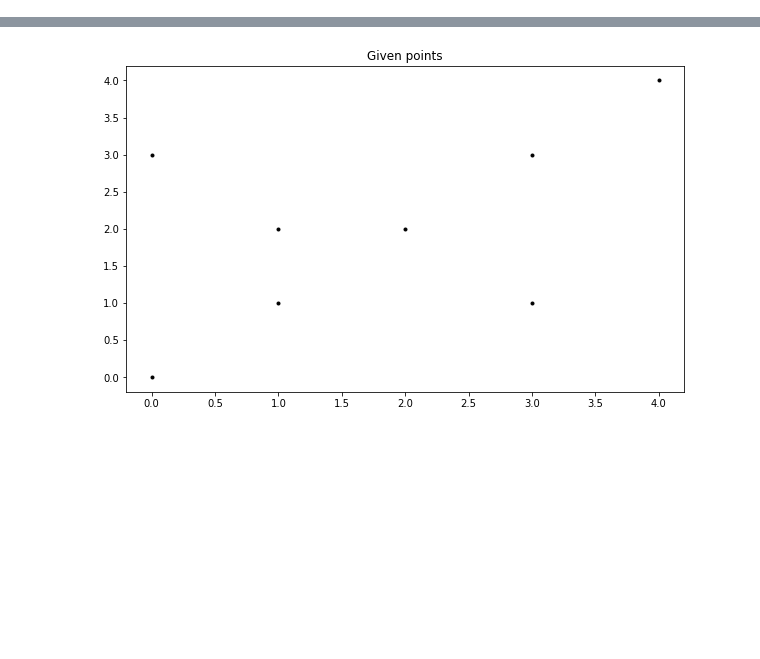
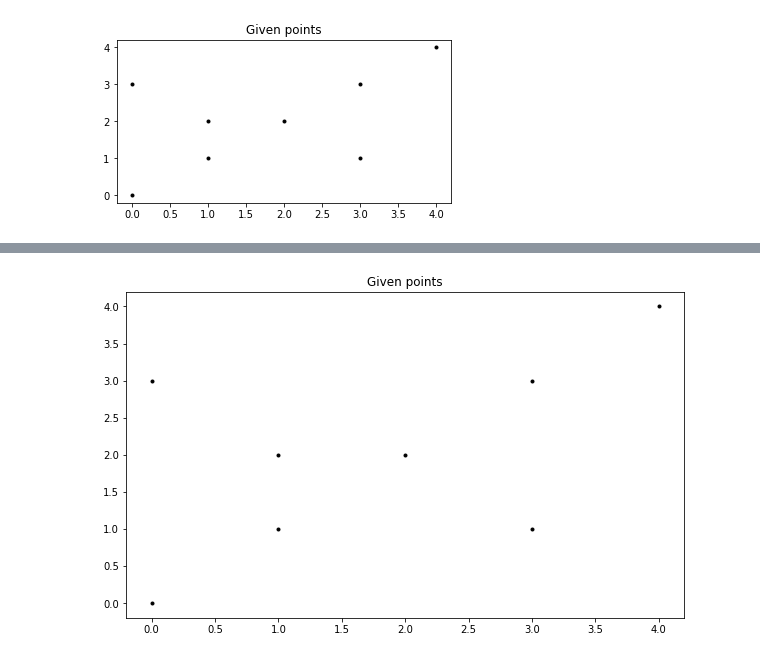
Before and after one commit to stefancourt/Quickhull-algorithm, a Jupyter notebook: quickhull-algorithm.ipynb, the cells around one changed output, grey strips where cells are left out. Saved outputs shown, nothing was run; the diff lists cells and outputs as text; code cells hidden in the pictures; blank space fills up the shorter version.

```diff
--- a/quickhull-algorithm.ipynb
+++ b/quickhull-algorithm.ipynb
@@ -75 +114,10 @@ def printhull(points, length):
+# %%
+points = np.asarray(points)
+hull = ConvexHull(points)
+fig, ax = plt.subplots(ncols=1, figsize=(6, 3))
+ax.plot(points[:, 0], points[:, 1], '.', color='k')
+ax.set_title('Given points')
+plt.show()
+# %% [output]
+[figure, added]
 # %%
```
Also changed, not shown: parts of 8 cells of this notebook.
